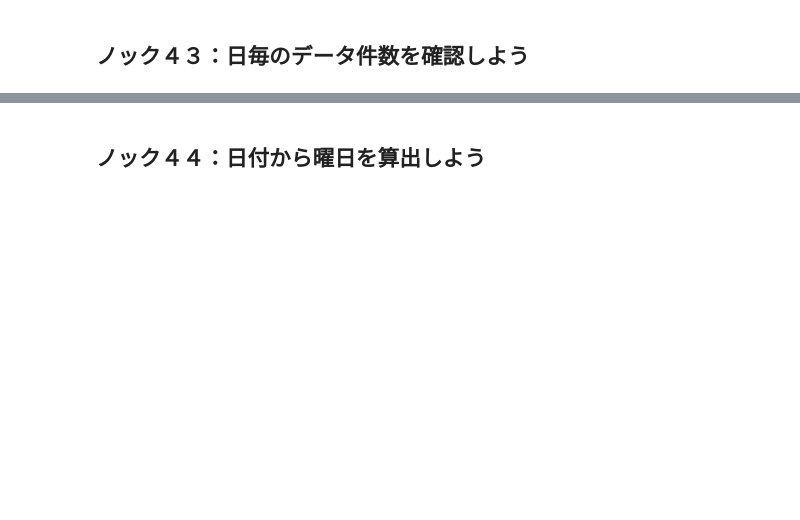
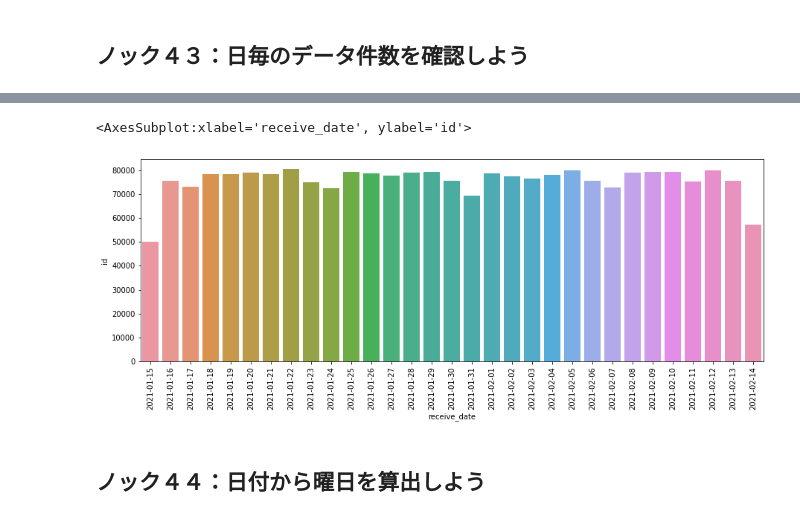
Before and after one commit to winuim/python-process-visualization-100, a Jupyter notebook: chapter-3/src/chapter-3.ipynb, the cells around one changed output, grey strips where cells are left out. Saved outputs shown, nothing was run; the diff lists cells and outputs as text; code cells hidden in the pictures; blank space fills up the shorter version.

```diff
--- a/chapter-3/src/chapter-3.ipynb
+++ b/chapter-3/src/chapter-3.ipynb
@@ -112,2 +124,5 @@ len(data)
 # %% [markdown]
 ## ノック４３：日毎のデータ件数を確認しよう
+# %%
+data["receive_date"] = data["receive_time"].dt.date
+data.head()
@@ -113,0 +136,3 @@ len(data)
+# %%
+daily_count = data[["receive_date", "id"]].groupby("receive_date", as_index=False).count()
+daily_count.head()
@@ -114,2 +146,11 @@ len(data)
+# %%
+import seaborn as sns
+import matplotlib.pyplot as plt
+plt.figure(figsize=(15,5))
+plt.xticks(rotation=90)
+sns.barplot(x=daily_count["receive_date"], y=daily_count["id"])
+# %% [output]
+<AxesSubplot:xlabel='receive_date', ylabel='id'>
+[figure, added]
 # %% [markdown]
 ## ノック４４：日付から曜日を算出しよう
```
Also changed, not shown: parts of 6 cells of this notebook.
